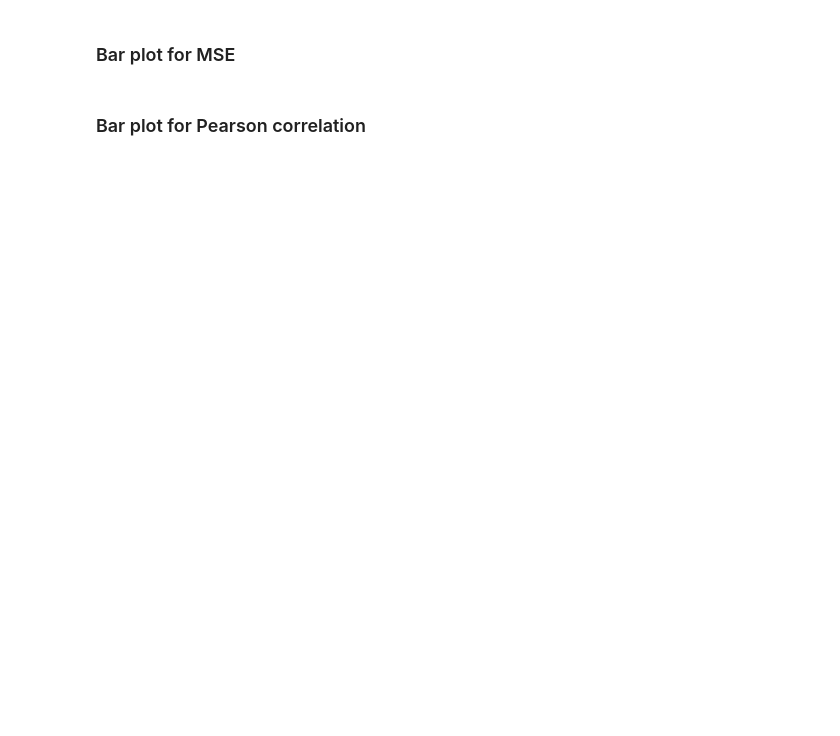
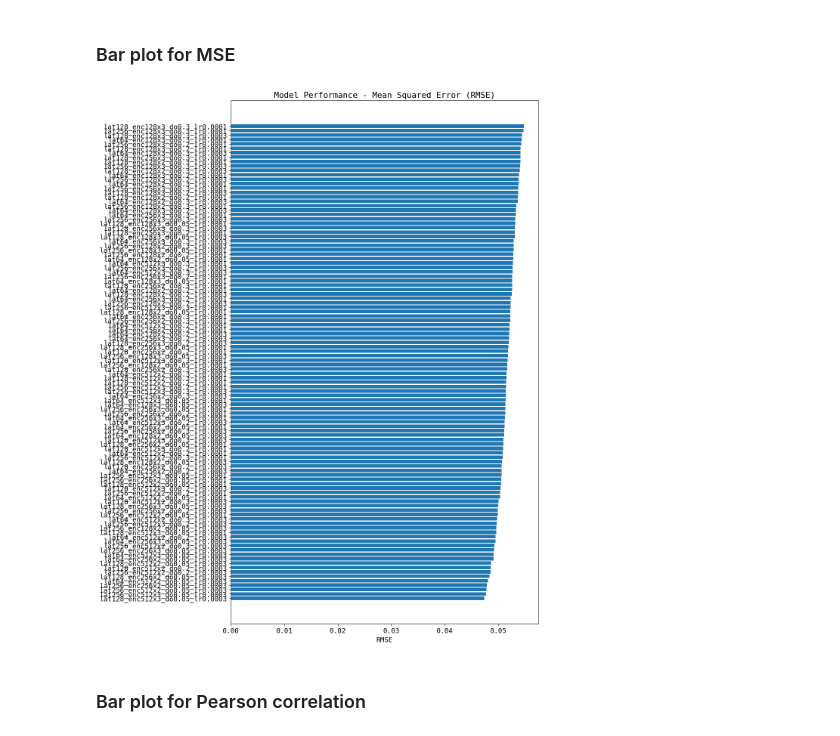
Before and after one commit to mardiam/CPA, a Jupyter notebook: Tahoe/optuna_RDkit_full_grid.ipynb, the cells around one changed output. Drawn from its saved outputs; the diff is of its cells as text; code cells hidden in the pictures; blank space fills up the shorter version.

```diff
--- a/Tahoe/optuna_RDkit_full_grid.ipynb
+++ b/Tahoe/optuna_RDkit_full_grid.ipynb
@@ -358,14 +384,16 @@ plt.show()
 # %% [markdown]
 ### Bar plot for MSE
 # %%
-df_sorted = df.sort_values(by="MSE", ascending=True)
+df_sorted = results_df.sort_values(by="RMSE_mean", ascending=True)
 
-plt.figure(figsize=(12, 6))
-plt.barh(df_sorted["model"], df_sorted["MSE"])
-plt.xlabel("MSE")
-plt.title("Model Performance - Mean Squared Error")
+plt.figure(figsize=(12, 15))
+plt.barh(df_sorted.index, df_sorted["RMSE_mean"])  # Use .index for model names
+plt.xlabel("RMSE")
+plt.title("Model Performance - Mean Squared Error (RMSE)")
 plt.tight_layout()
 plt.show()
+# %% [output]
+[figure, added]
 # %% [markdown]
 ### Bar plot for Pearson correlation
 # %%
```
Also changed, not shown: parts of 16 cells of this notebook.
